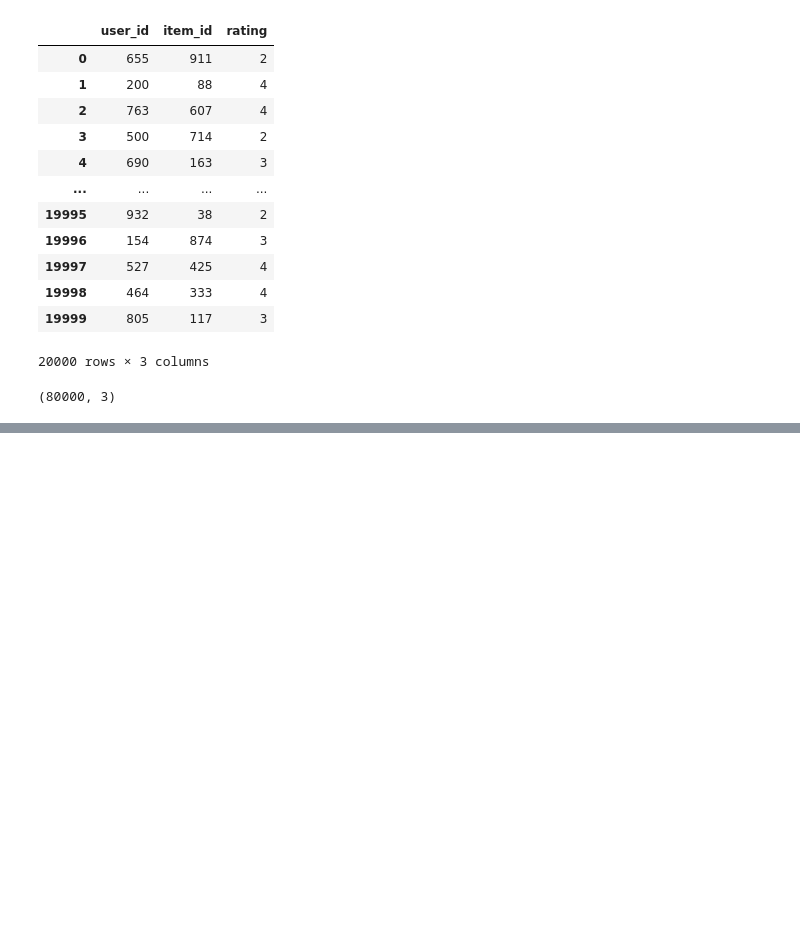
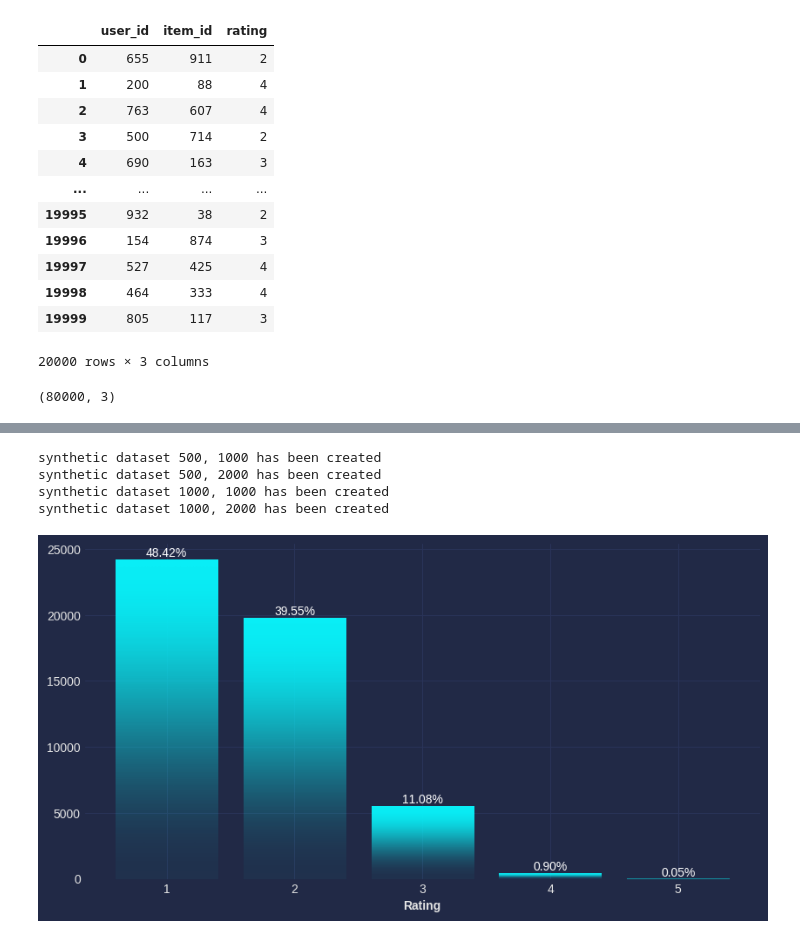
Before and after one commit to sagnik-t/SynthGAN, a Jupyter notebook: notebooks/main.ipynb, the cells around one changed output, grey strips where cells are left out. Drawn from its saved outputs; the diff is of its cells as text; code cells hidden in the pictures; blank space fills up the shorter version.

```diff
--- a/notebooks/main.ipynb
+++ b/notebooks/main.ipynb
@@ -321,0 +429,32 @@ def build_discriminator():
+# %%
+for Ku in testing_users:
+    cluster_users = np.load('cluster_users' + str(FAKE_SAMPLES) + '_' + str(Ku)+'.npy')
+    for Ki in testing_items:
+        cluster_items = np.load('cluster_items' + str(FAKE_SAMPLES) + '_' + str(Ki)+'.npy')
+        f = open ('synthetic_'+str(FAKE_SAMPLES)+'_'+str(Ku)+'_'+str(Ki)+'.txt','w')
+        f.write('user,item,rating\n')
+
+        for i in range(FAKE_SAMPLES):
+            us = str(cluster_users[i])
+            it = str(cluster_items[i])
+            ra = augmented[i,-1:][0]
+            if ra > 5.:
+                ra = 5
+            elif ra < 1:
+                ra = 1
+            else:
+                ra = np.round(ra)
+            f.write(us + "," + it + "," + str(ra) + "\n")
+        f.close()
+        print("synthetic dataset " + str(Ku) + ', ' + str(Ki) + " has been created")
+# %% [output]
+synthetic dataset 500, 1000 has been created
+synthetic dataset 500, 2000 has been created
+synthetic dataset 1000, 1000 has been created
+synthetic dataset 1000, 2000 has been created
+# %%
+df = pd.read_csv('synthetic_50000_500_1000.txt')
+# %%
+plot_ratings_distribution(df)
+# %% [output]
+[figure, added]
```
Also changed, not shown: parts of 24 cells of this notebook.
